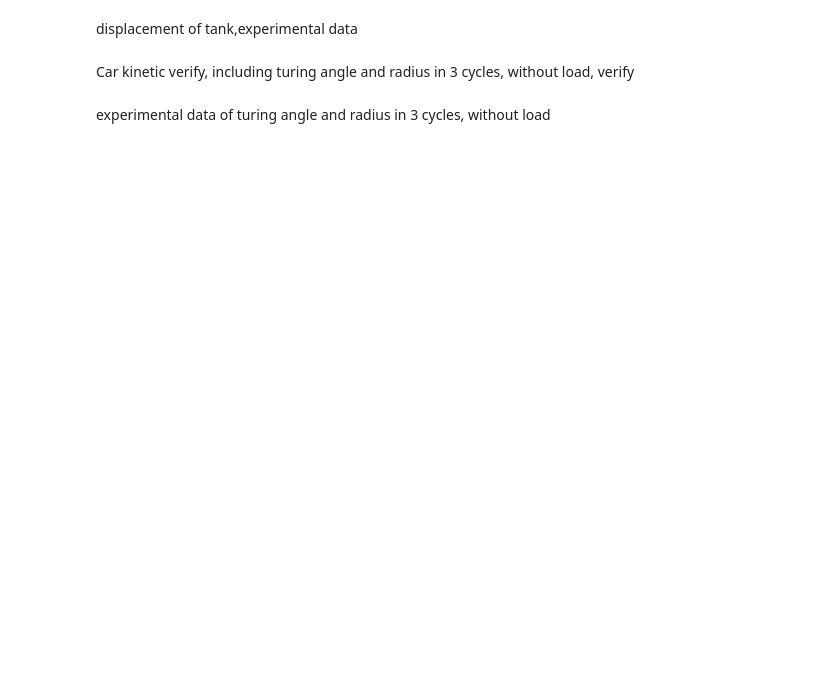
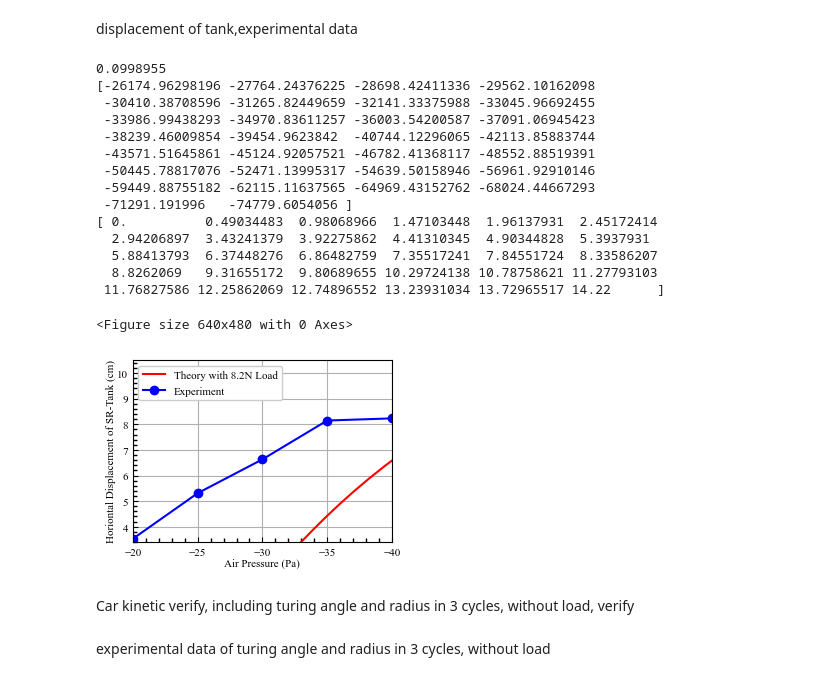
Before and after one commit to KANZEZ/sr_tank, a Jupyter notebook: kinetic_verify_edited.ipynb, the cells around one changed output. Cells and saved outputs as stored; diff of their text form; code cells hidden in the pictures; blank space fills up the shorter version.

```diff
--- a/kinetic_verify_edited.ipynb
+++ b/kinetic_verify_edited.ipynb
@@ -179,9 +177,26 @@ tank_dis_th = 3*2*r*np.array(phi)[0:len(phi)-1]/10
+# %%
+T_load = 11.172 * r / 1000
+
+# 0.080085/2
+T_load = 2*(4.21+4.22)/2*19/2/1000
+
+equation_P = (T_load + dU_dphi)/dV_dphi
+angle = np.linspace(0,1,n_a)
+pressure_th = np.zeros_like(angle)
+for i in range(n_a):
+    pressure_th[i] = equation_P.subs({phi:angle[i]}).evalf()
+    pressure_th[i] += -5.94e+05 * T_load**2 - 1.399e+05 * T_load - 485.6
+
+
+tank_dis_th = 3*2*r*angle/10
 # %%
 plt.rcParams["font.family"] = "Times New Roman"
 plt.tight_layout()
-
+print(T_load)
+print(pressure_th)
+print(tank_dis_th)
 plt.figure(figsize=(8.49/2.54,6.0/2.54))
-plt.plot((np.array(Pf2)+reP2-Pini2)/1000, tank_dis_th,'r',label = 'Theory with 8.2N Load')
+plt.plot(pressure_th/1000, tank_dis_th,'r',label = 'Theory with 8.2N Load')
 #plt.plot(-np.array(P3), tank_dis_th,'g',label = 'theory-noload')
 
 plt.plot(-tank_P_ex/1000,tank_dis_ex,'o-b',label = 'Experiment')
@@ -191,33 +206,50 @@ plt.minorticks_on()
 plt.tick_params(axis="both", which="minor", direction="in", width=1, length=3)
 plt.tick_params(\
     axis='x',#设置x轴
     direction='in',# 小坐标方向，in、out
     which='both',      # 主标尺和小标尺一起显示，major、minor、both
     bottom=True,      #底部标尺打开
     top=False,         #上部标尺关闭
     labelbottom=True #x轴标签打开
     )
 plt.tick_params(\
     axis='y',
     direction='in',
     which='both',
     left=True,
     right=False,
     labelbottom=True
     )
 plt.rcParams.update({'font.size':8})
 plt.legend(title='', loc='upper left', framealpha=1)
 plt.xlabel('Air Pressure (Pa)',labelpad=0.5)
 plt.ylabel('Horiontal Displacement of SR-Tank (cm)',labelpad=0.5)
 plt.grid()
 plt.autoscale(tight = True)
 
 # plt.grid(linestyle='--')
 plt.ylim(3.4,10.5)
 plt.xlim(-20, -40)
 plt.savefig('Tank dis-P-verify.svg',format = "svg",dpi=300)
 
 plt.show()
+# %% [output]
+0.0998955
+[-26174.96298196 -27764.24376225 -28698.42411336 -29562.10162098
+ -30410.38708596 -31265.82449659 -32141.33375988 -33045.96692455
+ -33986.99438293 -34970.83611257 -36003.54200587 -37091.06945423
+ -38239.46009854 -39454.9623842  -40744.12296065 -42113.85883744
+ -43571.51645861 -45124.92057521 -46782.41368117 -48552.88519391
+ -50445.78817076 -52471.13995317 -54639.50158946 -56961.92910146
+ -59449.88755182 -62115.11637565 -64969.43152762 -68024.44667293
+ -71291.191996   -74779.6054056 ]
+[ 0.          0.49034483  0.98068966  1.47103448  1.96137931  2.45172414
+  2.94206897  3.43241379  3.92275862  4.41310345  4.90344828  5.3937931
+  5.88413793  6.37448276  6.86482759  7.35517241  7.84551724  8.33586207
+  8.8262069   9.31655172  9.80689655 10.29724138 10.78758621 11.27793103
+ 11.76827586 12.25862069 12.74896552 13.23931034 13.72965517 14.22      ]
+<Figure size 640x480 with 0 Axes>
+[figure, added]
 # %% [markdown]
 Car kinetic verify, including turing angle and radius in 3 cycles, without load, verify
 # %% [markdown]
```
Also changed, not shown: parts of 8 cells of this notebook, 2 other files.
